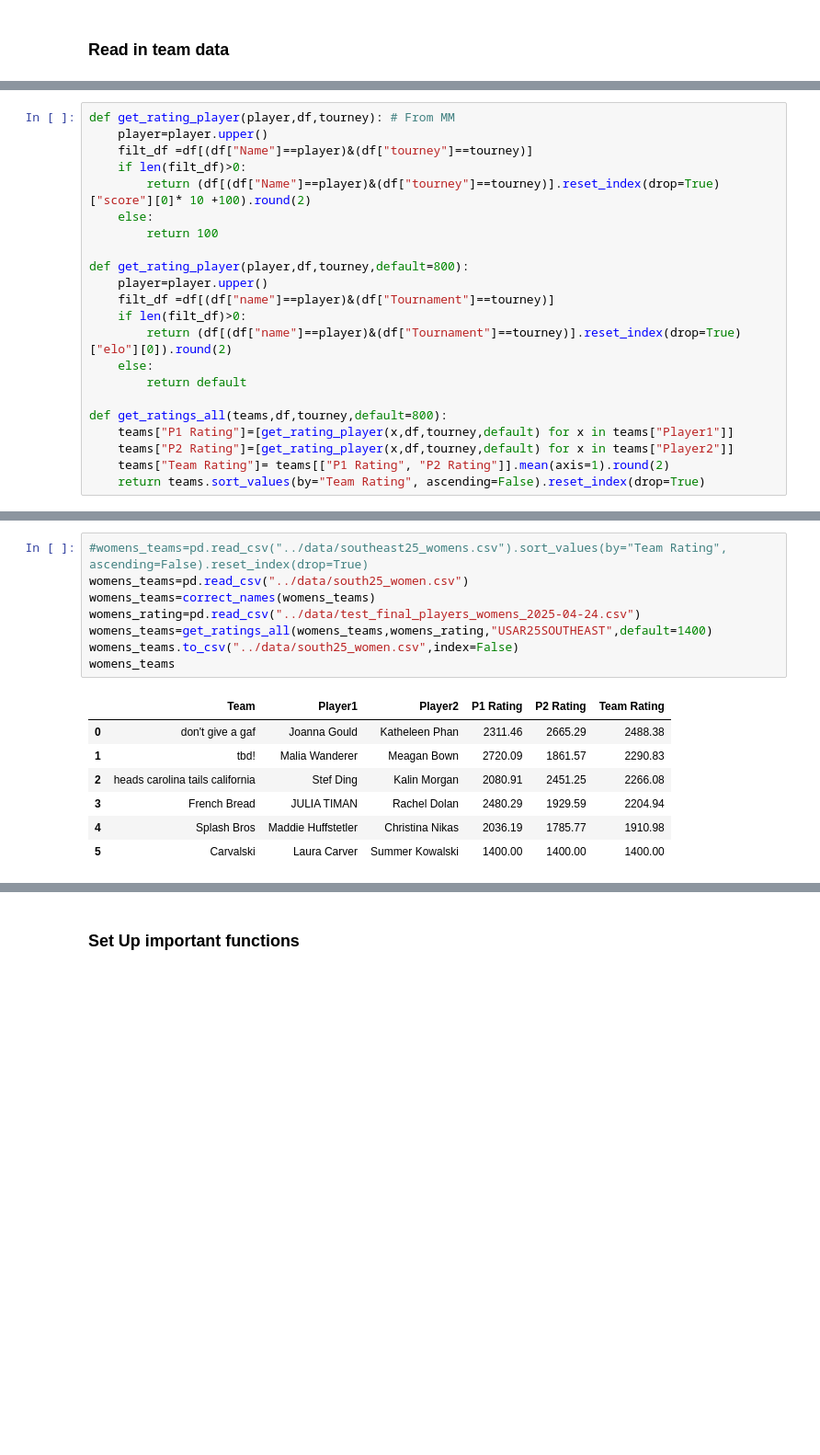
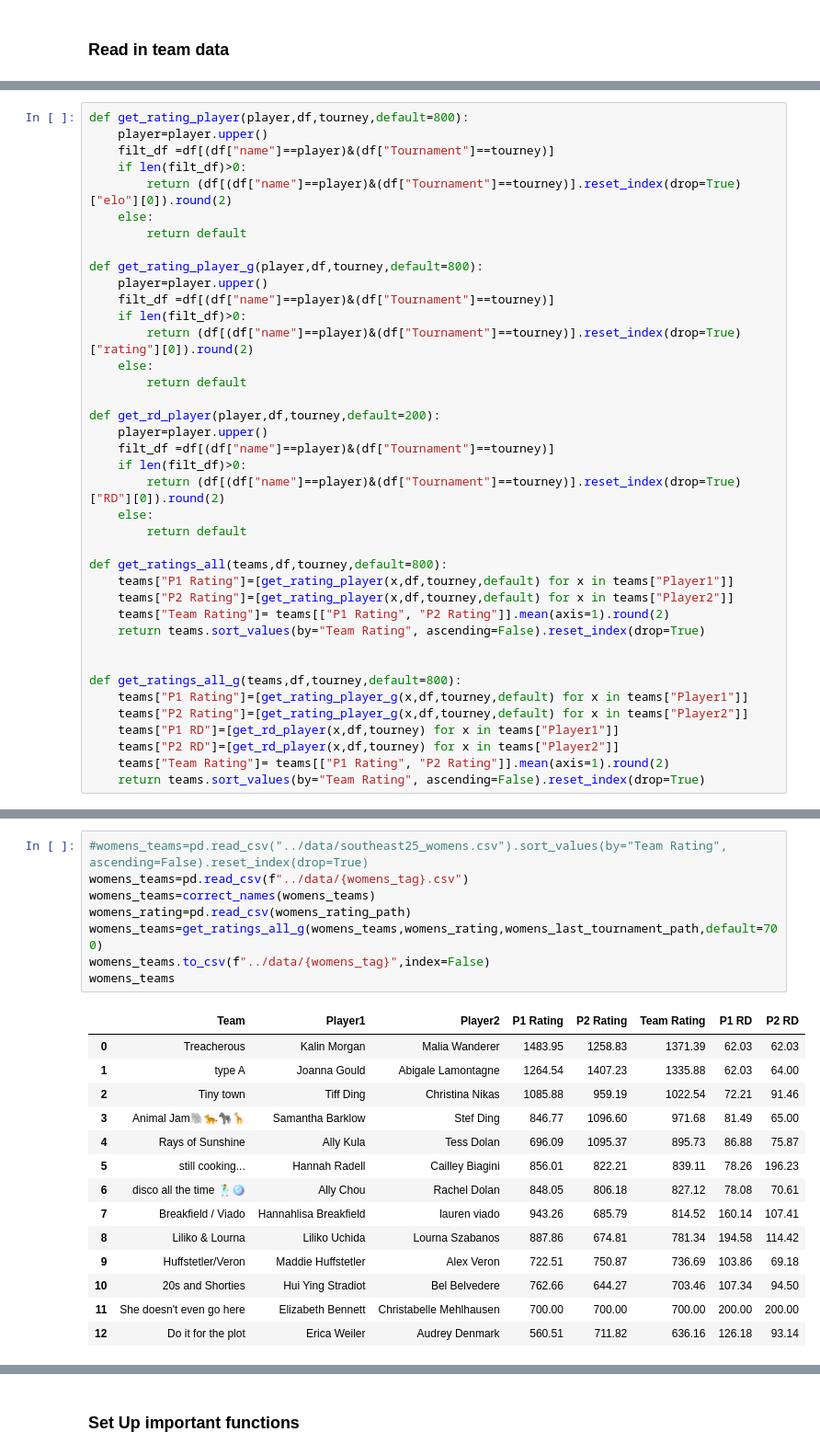
Before and after one commit to USAR-Rankings/Simulations, a Jupyter notebook: notebooks/Nationals_Simulations.ipynb, the cells around one changed output, grey strips where cells are left out. Shown at 92% size. Saved outputs shown, nothing was run; the diff lists cells and outputs as text; blank space fills up the shorter version.

```diff
--- a/notebooks/Nationals_Simulations.ipynb
+++ b/notebooks/Nationals_Simulations.ipynb
@@ -47,12 +58,4 @@ open_teams
 # %%
-def get_rating_player(player,df,tourney): # From MM
-    player=player.upper()
-    filt_df =df[(df["Name"]==player)&(df["tourney"]==tourney)]
-    if len(filt_df)>0:
-        return (df[(df["Name"]==player)&(df["tourney"]==tourney)].reset_index(drop=True)["score"][0]* 10 +100).round(2)
-    else:
-        return 100
-
 def get_rating_player(player,df,tourney,default=800):
     player=player.upper()
     filt_df =df[(df["name"]==player)&(df["Tournament"]==tourney)]
@@ -61,9 +64,34 @@ def get_rating_player(player,df,tourney,default=800):
     else:
         return default
 
+def get_rating_player_g(player,df,tourney,default=800):
+    player=player.upper()
+    filt_df =df[(df["name"]==player)&(df["Tournament"]==tourney)]
+    if len(filt_df)>0:
+        return (df[(df["name"]==player)&(df["Tournament"]==tourney)].reset_index(drop=True)["rating"][0]).round(2)
+    else:
+        return default
+
+def get_rd_player(player,df,tourney,default=200):
+    player=player.upper()
+    filt_df =df[(df["name"]==player)&(df["Tournament"]==tourney)]
+    if len(filt_df)>0:
+        return (df[(df["name"]==player)&(df["Tournament"]==tourney)].reset_index(drop=True)["RD"][0]).round(2)
+    else:
+        return default
+
 def get_ratings_all(teams,df,tourney,default=800):
     teams["P1 Rating"]=[get_rating_player(x,df,tourney,default) for x in teams["Player1"]]
     teams["P2 Rating"]=[get_rating_player(x,df,tourney,default) for x in teams["Player2"]]
     teams["Team Rating"]= teams[["P1 Rating", "P2 Rating"]].mean(axis=1).round(2)
     return teams.sort_values(by="Team Rating", ascending=False).reset_index(drop=True)
+
+
+def get_ratings_all_g(teams,df,tourney,default=800):
+    teams["P1 Rating"]=[get_rating_player_g(x,df,tourney,default) for x in teams["Player1"]]
+    teams["P2 Rating"]=[get_rating_player_g(x,df,tourney,default) for x in teams["Player2"]]
+    teams["P1 RD"]=[get_rd_player(x,df,tourney) for x in teams["Player1"]]
+    teams["P2 RD"]=[get_rd_player(x,df,tourney) for x in teams["Player2"]]
+    teams["Team Rating"]= teams[["P1 Rating", "P2 Rating"]].mean(axis=1).round(2)
+    return teams.sort_values(by="Team Rating", ascending=False).reset_index(drop=True)
 # %%
@@ -93,18 +121,25 @@ open_teams
 # %%
 #womens_teams=pd.read_csv("../data/southeast25_womens.csv").sort_values(by="Team Rating", ascending=False).reset_index(drop=True)
-womens_teams=pd.read_csv("../data/south25_women.csv")
+womens_teams=pd.read_csv(f"../data/{womens_tag}.csv")
 womens_teams=correct_names(womens_teams)
-womens_rating=pd.read_csv("../data/test_final_players_womens_2025-04-24.csv")
-womens_teams=get_ratings_all(womens_teams,womens_rating,"USAR25SOUTHEAST",default=1400)
-womens_teams.to_csv("../data/south25_women.csv",index=False)
+womens_rating=pd.read_csv(womens_rating_path)
+womens_teams=get_ratings_all_g(womens_teams,womens_rating,womens_last_tournament_path,default=700)
+womens_teams.to_csv(f"../data/{womens_tag}",index=False)
 womens_teams
 # %% [output]
-|  | Team | Player1 | Player2 | P1 Rating | P2 Rating | Team Rating |
-| 0 | don't give a gaf | Joanna Gould | Katheleen Phan | 2311.46 | 2665.29 | 2488.38 |
-| 1 | tbd! | Malia Wanderer | Meagan Bown | 2720.09 | 1861.57 | 2290.83 |
-| 2 | heads carolina tails california | Stef Ding | Kalin Morgan | 2080.91 | 2451.25 | 2266.08 |
-| 3 | French Bread | JULIA TIMAN | Rachel Dolan | 2480.29 | 1929.59 | 2204.94 |
-| 4 | Splash Bros | Maddie Huffstetler | Christina Nikas | 2036.19 | 1785.77 | 1910.98 |
-| 5 | Carvalski | Laura Carver | Summer Kowalski | 1400.00 | 1400.00 | 1400.00 |
+|  | Team | Player1 | Player2 | P1 Rating | P2 Rating | Team Rating | P1 RD | P2 RD |
+| 0 | Treacherous | Kalin Morgan | Malia Wanderer | 1483.95 | 1258.83 | 1371.39 | 62.03 | 62.03 |
+| 1 | type A | Joanna Gould | Abigale Lamontagne | 1264.54 | 1407.23 | 1335.88 | 62.03 | 64.00 |
+| 2 | Tiny town | Tiff Ding | Christina Nikas | 1085.88 | 959.19 | 1022.54 | 72.21 | 91.46 |
+| 3 | Animal Jam🐘🐆🦓🦒 | Samantha Barklow | Stef Ding | 846.77 | 1096.60 | 971.68 | 81.49 | 65.00 |
+| 4 | Rays of Sunshine | Ally Kula | Tess Dolan | 696.09 | 1095.37 | 895.73 | 86.88 | 75.87 |
+| 5 | still cooking... | Hannah Radell | Cailley Biagini | 856.01 | 822.21 | 839.11 | 78.26 | 196.23 |
+| 6 | disco all the time 🕺🪩 | Ally Chou | Rachel Dolan | 848.05 | 806.18 | 827.12 | 78.08 | 70.61 |
+| 7 | Breakfield / Viado | Hannahlisa Breakfield | lauren viado | 943.26 | 685.79 | 814.52 | 160.14 | 107.41 |
+| 8 | Liliko & Lourna | Liliko Uchida | Lourna Szabanos | 887.86 | 674.81 | 781.34 | 194.58 | 114.42 |
+| 9 | Huffstetler/Veron | Maddie Huffstetler | Alex Veron | 722.51 | 750.87 | 736.69 | 103.86 | 69.18 |
+| 10 | 20s and Shorties | Hui Ying Stradiot | Bel Belvedere | 762.66 | 644.27 | 703.46 | 107.34 | 94.50 |
+| 11 | She doesn't even go here | Elizabeth Bennett | Christabelle Mehlhausen | 700.00 | 700.00 | 700.00 | 200.00 | 200.00 |
+| 12 | Do it for the plot | Erica Weiler | Audrey Denmark | 560.51 | 711.82 | 636.16 | 126.18 | 93.14 |
 # %%
 #contend_teams=pd.read_csv("../data/southeast25_contend.csv").sort_values(by="Team Rating", ascending=False).reset_index(drop=True)
```
Also changed, not shown: parts of 19 cells of this notebook, 1 other file.
